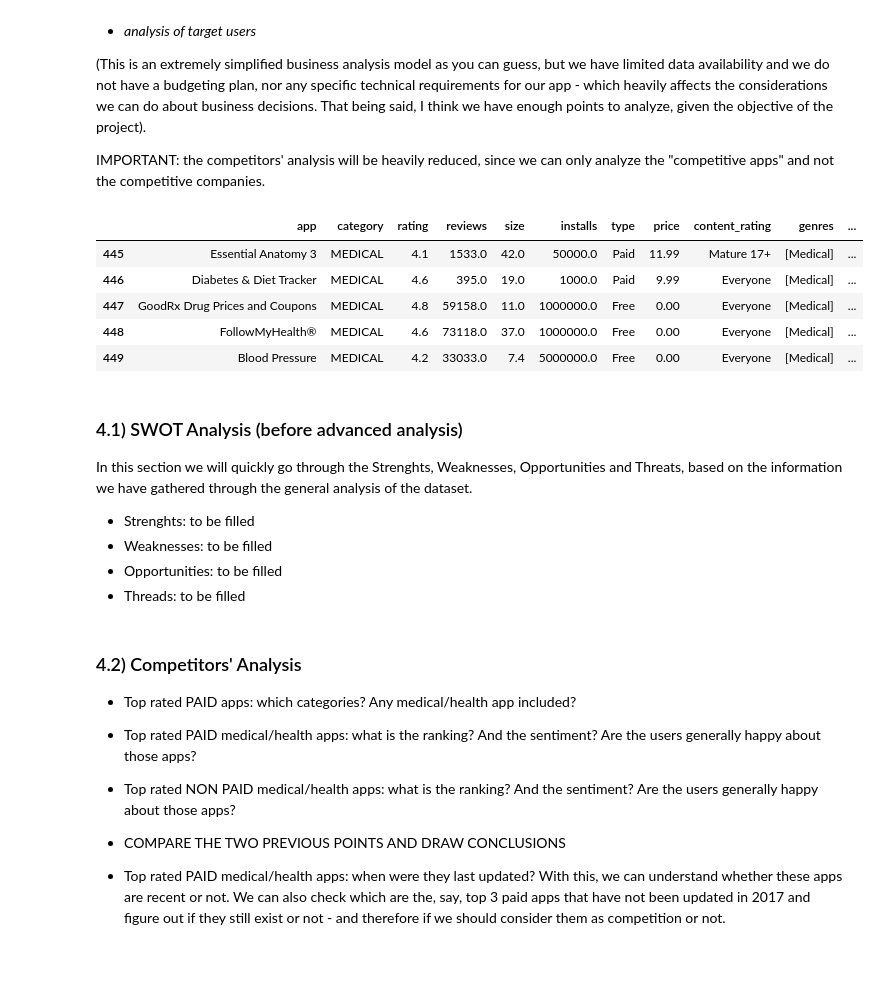
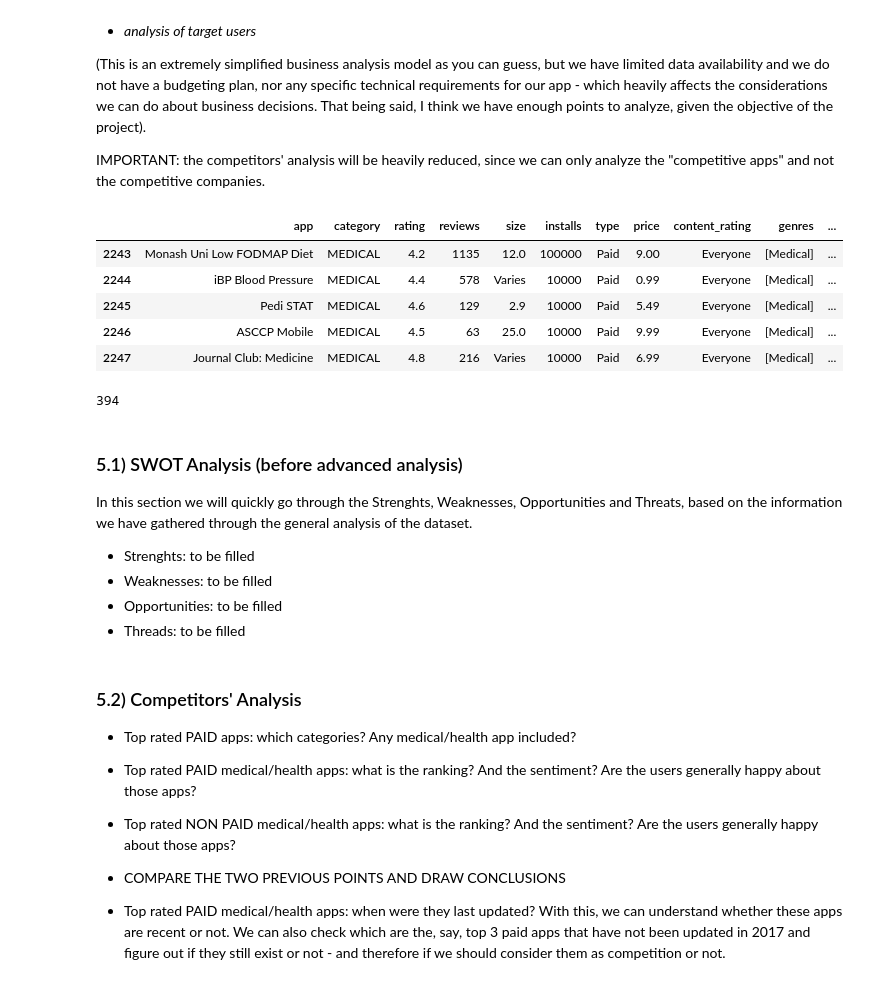
Before and after one commit to GOliviero92/Google-Apps-Analysis, a Jupyter notebook: data_analysis.ipynb, the cells around one changed output. Drawn from its saved outputs; the diff is of its cells as text; code cells hidden in the pictures.

```diff
--- a/data_analysis.ipynb
+++ b/data_analysis.ipynb
@@ -175,12 +483,16 @@ Business analysis:
 IMPORTANT: the competitors' analysis will be heavily reduced, since we can only analyze the "competitive apps" and not the competitive companies.
 # %%
 # new dataset with ALL medical apps
-df_medical = result_avg[result_avg.category=="MEDICAL"]
+df_medical = df_feature[df_feature.category=="MEDICAL"]
 df_medical.head()
 # %% [output]
 |  | app | category | rating | reviews | size | installs | type | price | content_rating | genres | ... |
-| 445 | Essential Anatomy 3 | MEDICAL | 4.1 | 1533.0 | 42.0 | 50000.0 | Paid | 11.99 | Mature 17+ | [Medical] | ... |
-| 446 | Diabetes & Diet Tracker | MEDICAL | 4.6 | 395.0 | 19.0 | 1000.0 | Paid | 9.99 | Everyone | [Medical] | ... |
-| 447 | GoodRx Drug Prices and Coupons | MEDICAL | 4.8 | 59158.0 | 11.0 | 1000000.0 | Free | 0.00 | Everyone | [Medical] | ... |
-| 448 | FollowMyHealth® | MEDICAL | 4.6 | 73118.0 | 37.0 | 1000000.0 | Free | 0.00 | Everyone | [Medical] | ... |
-| 449 | Blood Pressure | MEDICAL | 4.2 | 33033.0 | 7.4 | 5000000.0 | Free | 0.00 | Everyone | [Medical] | ... |
+| 2243 | Monash Uni Low FODMAP Diet | MEDICAL | 4.2 | 1135 | 12.0 | 100000 | Paid | 9.00 | Everyone | [Medical] | ... |
+| 2244 | iBP Blood Pressure | MEDICAL | 4.4 | 578 | Varies | 10000 | Paid | 0.99 | Everyone | [Medical] | ... |
+| 2245 | Pedi STAT | MEDICAL | 4.6 | 129 | 2.9 | 10000 | Paid | 5.49 | Everyone | [Medical] | ... |
+| 2246 | ASCCP Mobile | MEDICAL | 4.5 | 63 | 25.0 | 10000 | Paid | 9.99 | Everyone | [Medical] | ... |
+| 2247 | Journal Club: Medicine | MEDICAL | 4.8 | 216 | Varies | 10000 | Paid | 6.99 | Everyone | [Medical] | ... |
+# %%
+len(df_medical)
+# %% [output]
+394
@@ -187,5 +505,5 @@ df_medical.head()
 # %% [markdown]
-### 4.1) SWOT Analysis (before advanced analysis)
+### 5.1) SWOT Analysis (before advanced analysis)
 In this section we will quickly go through the Strenghts, Weaknesses, Opportunities and Threats, based on the information we have gathered through the general analysis of the dataset.
 
 - Strenghts:    to be filled
@@ -193,7 +511,7 @@ In this section we will quickly go through the Strenghts, Weaknesses, Opportunit
 - Opportunities:   to be filled
 - Threads:     to be filled
 # %% [markdown]
-### 4.2) Competitors' Analysis
+### 5.2) Competitors' Analysis
 - Top rated PAID apps: which categories? Any medical/health app included?
 
 - Top rated PAID medical/health apps: what is the ranking? And the sentiment? Are the users generally happy about those apps?
```
Also changed, not shown: parts of 65 cells of this notebook.
